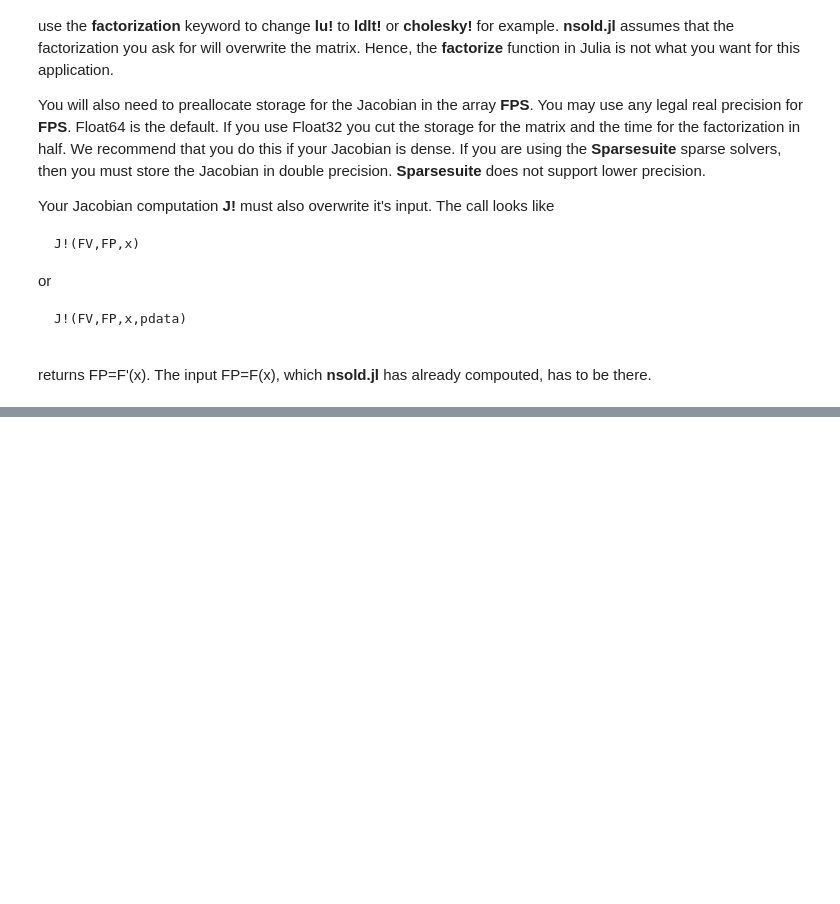
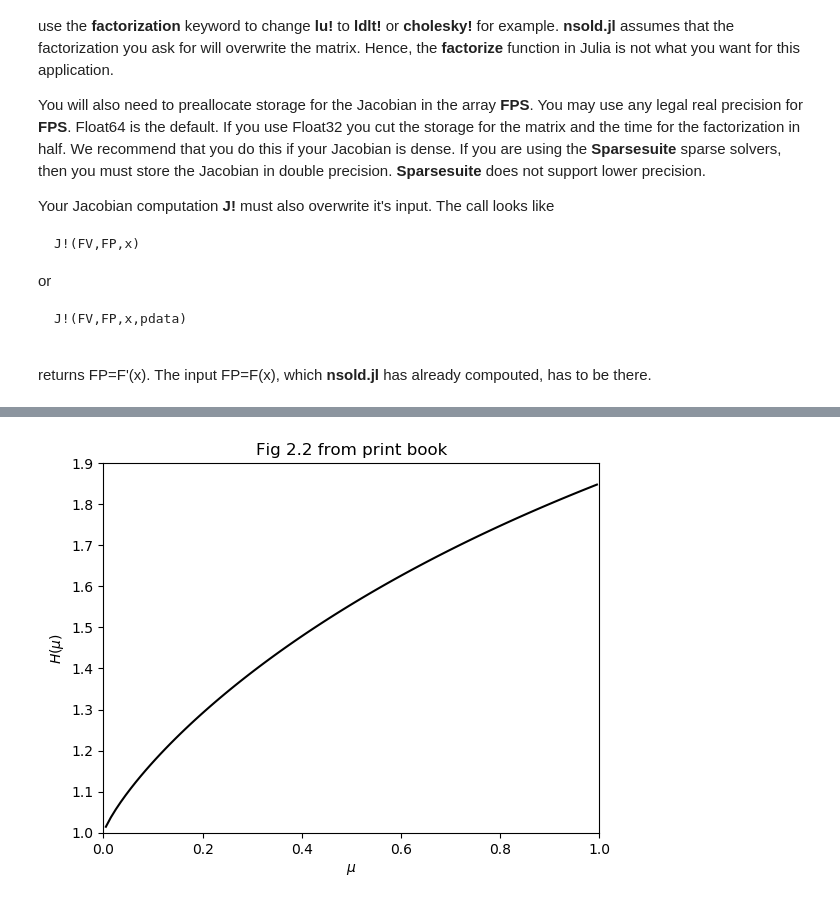
Before and after one commit to ctkelley/NotebookSIAMFANL, a Jupyter notebook: SIAMFANLCh2s.ipynb, the cells around one changed output, grey strips where cells are left out. Cells and saved outputs as stored; diff of their text form; code cells hidden in the pictures; blank space fills up the shorter version.

```diff
--- a/SIAMFANLCh2s.ipynb
+++ b/SIAMFANLCh2s.ipynb
@@ -182,0 +180,4 @@ returns FP=F'(x). The input FP=F(x), which __nsold.jl__ has already compouted, h
+# %%
+fig2dot2();
+# %% [output]
+[figure, added]
```
Also changed, not shown: parts of 3 cells of this notebook, 5 other files.
